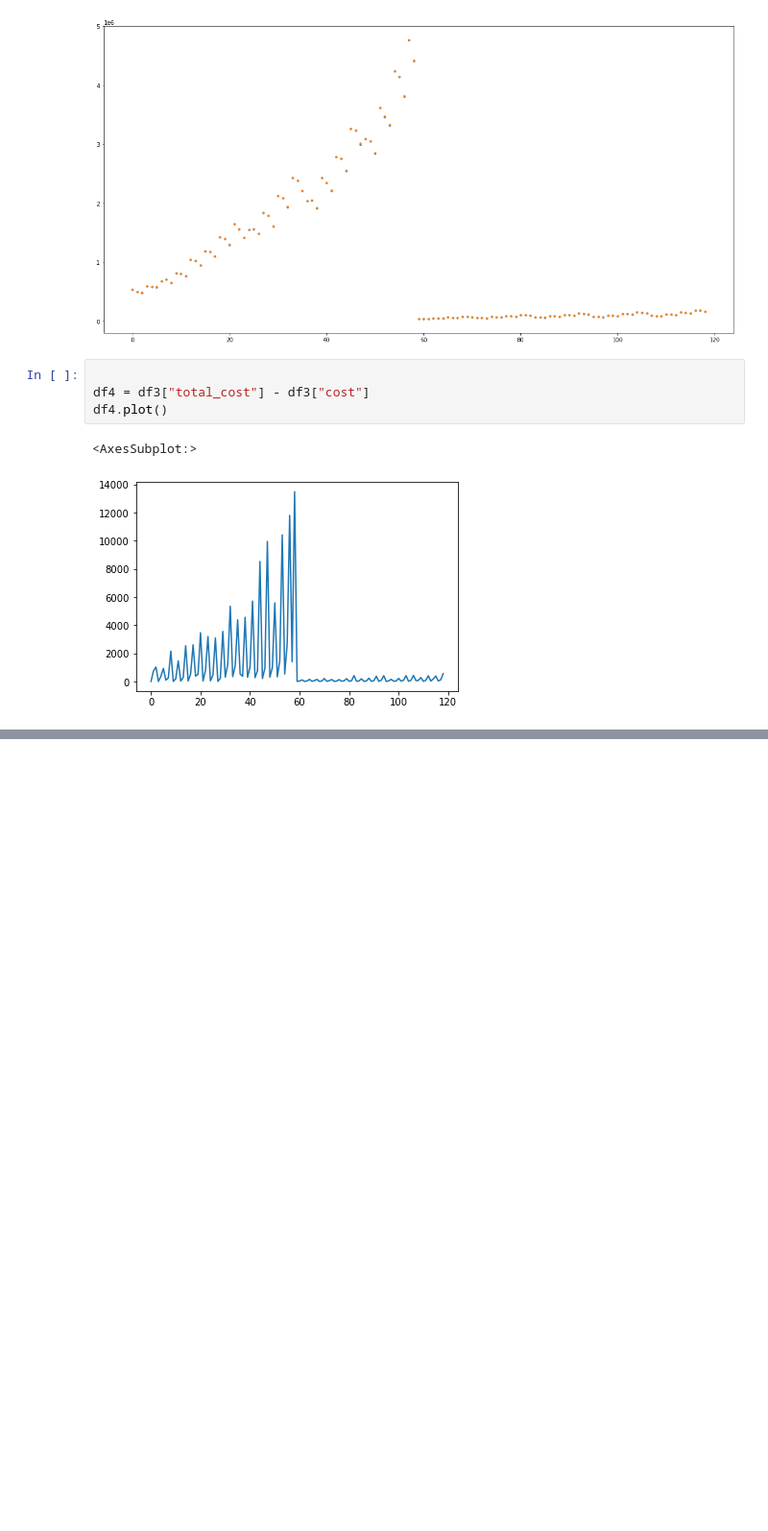
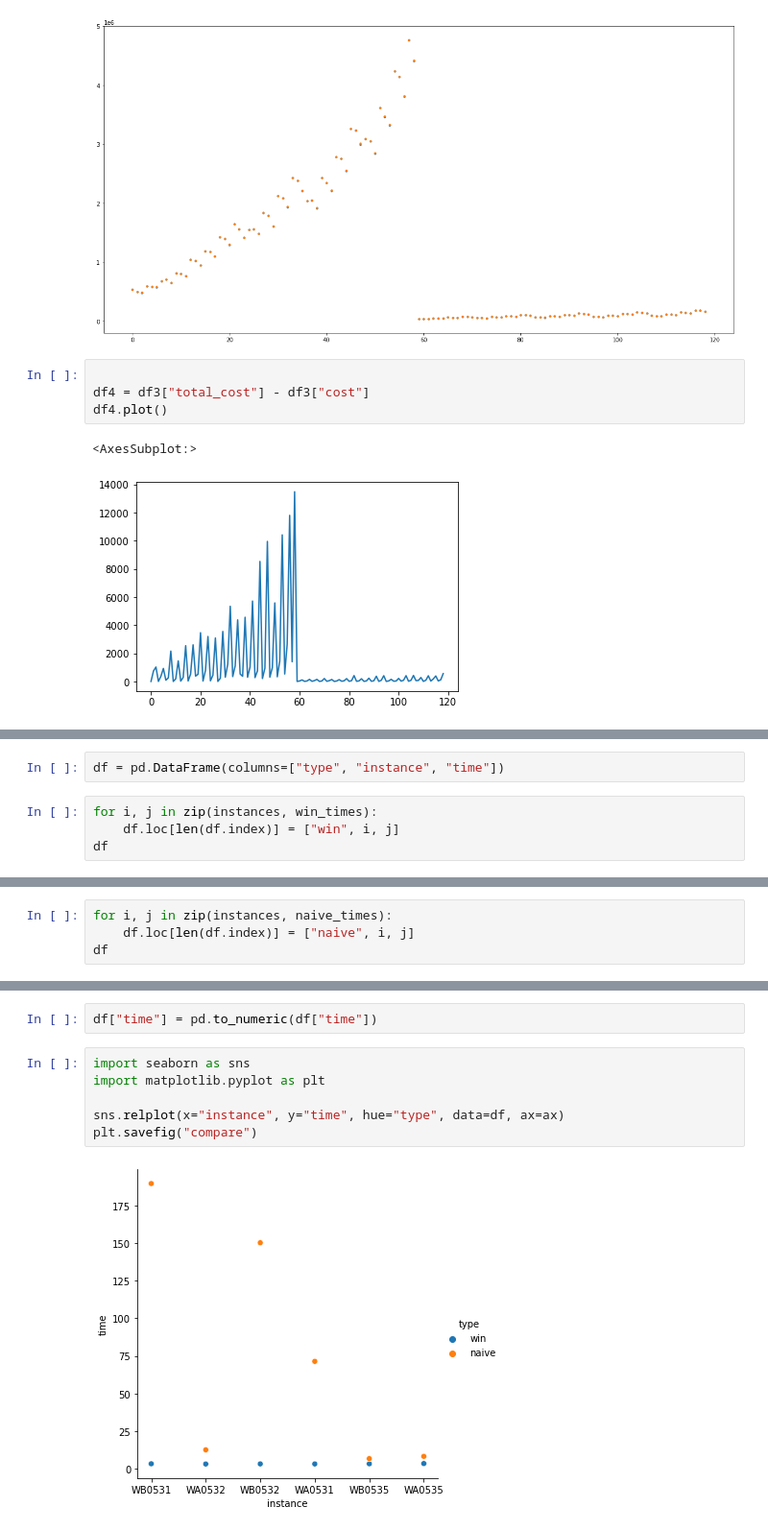
Before and after one commit to alexl4123/PSSAI_G15, a Jupyter notebook: ex1/notebook.ipynb, the cells around one changed output, grey strips where cells are left out. Shown at 96% size. Cells and saved outputs as stored; diff of their text form; blank space fills up the shorter version.

Commit message:
compare

```diff
--- a/ex1/notebook.ipynb
+++ b/ex1/notebook.ipynb
@@ -479,0 +559,6 @@ fig.savefig("score_comapre")
+# %%
+df = pd.DataFrame(columns=["type", "instance", "time"])
+# %%
+for i, j in zip(instances, win_times):
+    df.loc[len(df.index)] = ["win", i, j]
+df
@@ -479,0 +573,4 @@ fig.savefig("score_comapre")
+# %%
+for i, j in zip(instances, naive_times):
+    df.loc[len(df.index)] = ["naive", i, j]
+df
@@ -479,0 +591,10 @@ fig.savefig("score_comapre")
+# %%
+df["time"] = pd.to_numeric(df["time"])
+# %%
+import seaborn as sns
+import matplotlib.pyplot as plt
+
+sns.relplot(x="instance", y="time", hue="type", data=df, ax=ax)
+plt.savefig("compare")
+# %% [output]
+[figure, added]
```
Also changed, not shown: parts of 10 cells of this notebook, 4 other files.
